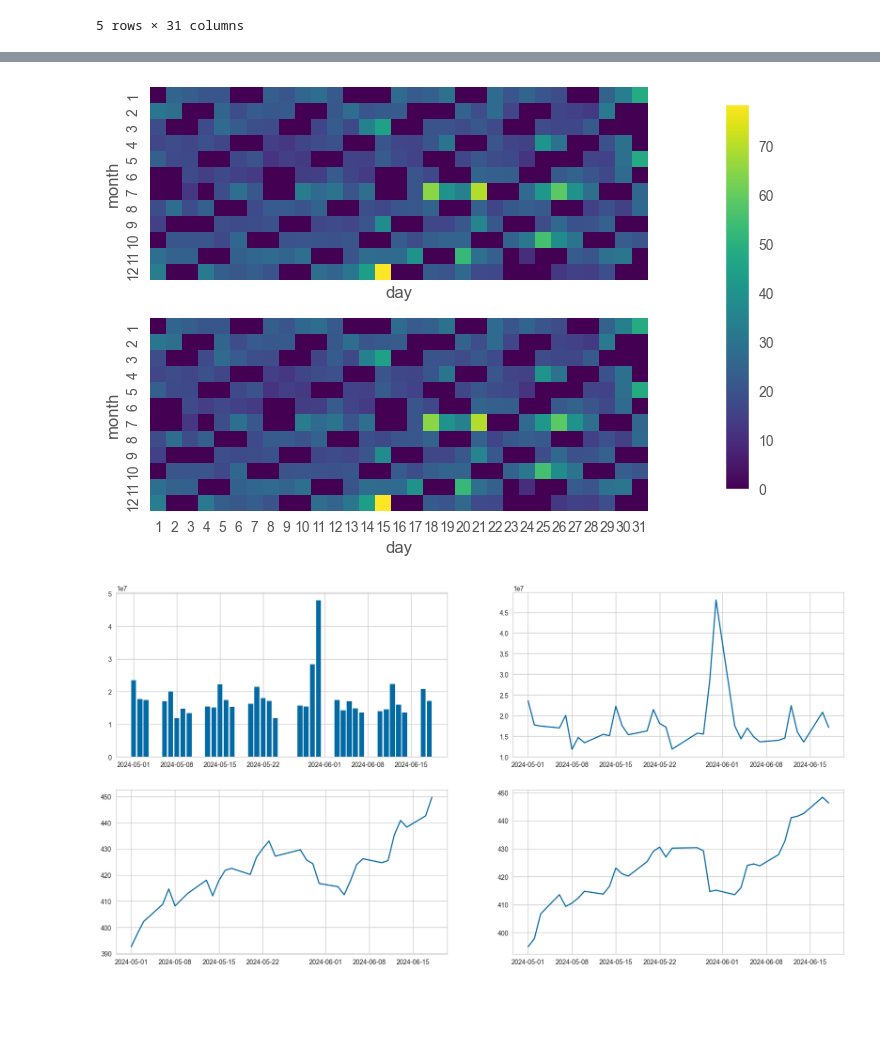
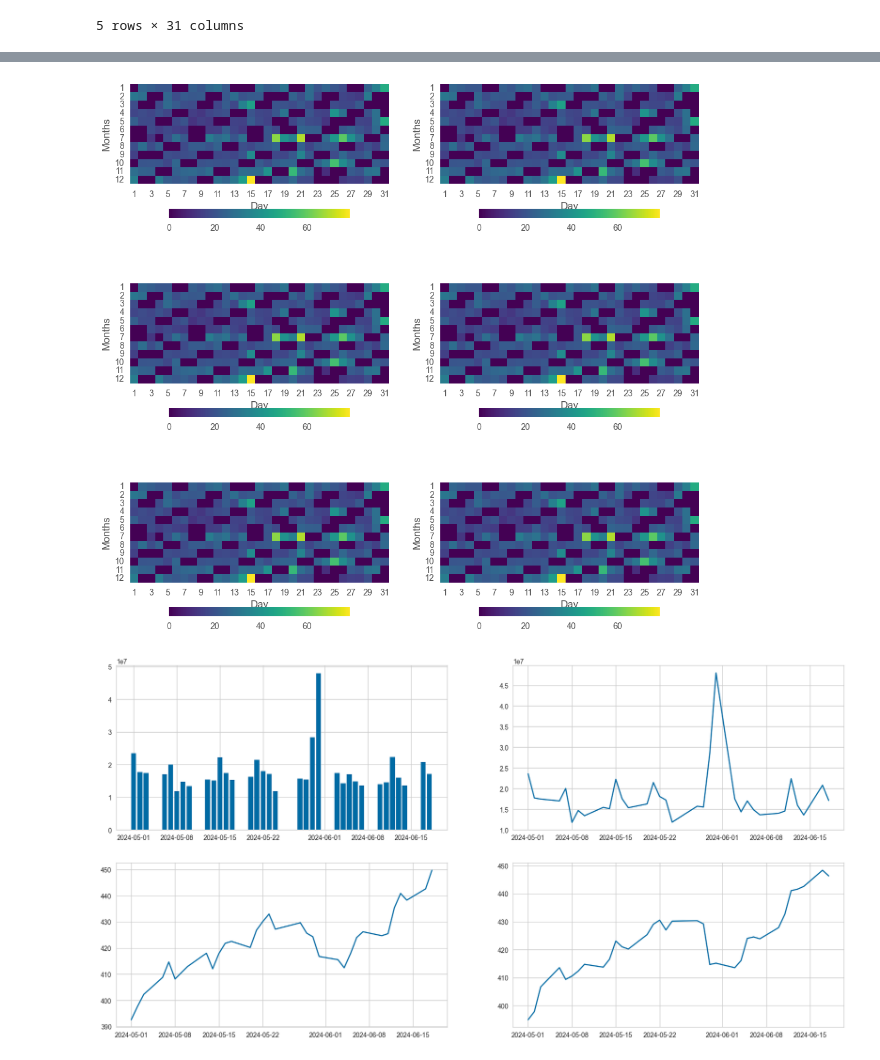
Before and after one commit to hssaka7/ml-pipeline-workflow, a Jupyter notebook: pipelines/diabetes_detection/notebooks/data_analysis.ipynb, the cells around one changed output, grey strips where cells are left out. Saved outputs shown, nothing was run; the diff lists cells and outputs as text; code cells hidden in the pictures; blank space fills up the shorter version.

```diff
--- a/pipelines/diabetes_detection/notebooks/data_analysis.ipynb
+++ b/pipelines/diabetes_detection/notebooks/data_analysis.ipynb
@@ -46,42 +193,55 @@ plot_df.head()
 # %%
 
 import seaborn as sns
 import numpy as np
 import matplotlib.colors as mcolors
 
 # sns.color_palette("viridis", as_cmap=True)
 def create_accuracy_het_map(df, **kwargs):
-    ax_m = sns.heatmap(df, annot=False ,square=True, ** kwargs,cmap='viridis', cbar=False,)
-    # ax_m.set(xlabel=xlabel, ylabel=ylabel)
+    ax_m = sns.heatmap(df,
+                       annot=False,
+                       square=True,
+                       cmap='viridis',
+                       cbar=True,
+                       cbar_kws={"orientation": "horizontal", "shrink": 0.7},
+                       ** kwargs)
+    ax_m.set(xlabel= 'Day', ylabel="Months")
     # ax_m.xaxis.tick_top()
 
-    return
+    return ax_m
 
 
-fig , axs = plt.subplots( 2,sharex=True, sharey=True )
-values = np.hstack([d.values.ravel() for d in [plot_df, plot_df2]])
-norm = mcolors.Normalize(values.min(), values.max())
-# fig.tight_layout(rect=[0, 0, 0.9, 1])
-
-# Create a color bar axis
-cbar_ax = fig.add_axes([0.92, 0.15, 0.03, 0.7])
-
-# Add a color bar to the figure
-sm = plt.cm.ScalarMappable(cmap='viridis', norm=norm)
-sm.set_array([])
-fig.colorbar(sm, cbar_ax)
+fig , ((ax1,ax2), (ax3,ax4), (ax5,ax6)) = plt.subplots(3,
+                                                       2,
+                                                       figsize=(12,12),)
 
 
-ax1 = create_accuracy_het_map(plot_df, ax=axs[0], norm=norm)
+# values = np.hstack([d.values.ravel() for d in [plot_df, plot_df2]])
+# norm = mcolors.Normalize(values.min(), values.max())
+# # fig.tight_layout(rect=[0, 0, 0.9, 1])
 
-ax2 = create_accuracy_het_map(plot_df2, ax=axs[1], norm=norm)
+# # Create a color bar axis
+# cbar_ax = fig.add_axes([0.8, 0.15, 0.03, 0.7])
+
+# # Add a color bar to the figure
+# sm = plt.cm.ScalarMappable(cmap='viridis', norm=norm)
+# sm.set_array([])
+# fig.colorbar(sm, cbar_ax)
 
 
+ax1 = create_accuracy_het_map(plot_df, ax=ax1 ,)
+ax2 = create_accuracy_het_map(plot_df2, ax=ax2)
+ax3= create_accuracy_het_map(plot_df2, ax=ax3)
 
 
+ax4 = create_accuracy_het_map(plot_df, ax=ax4 )
+ax5 = create_accuracy_het_map(plot_df2, ax=ax5)
+ax6 = create_accuracy_het_map(plot_df2, ax=ax6)
+
+plt.savefig('test_heatmap.png', bbox_inches="tight")
 # plt.show()
 # %% [output]
-[figure, old version]
+[figure, new version]
 # %%
 plt.figure(figsize=(20,10))
 plt.subplot(2,2,1)
```
Also changed, not shown: parts of 2 cells of this notebook, 6 other files.
